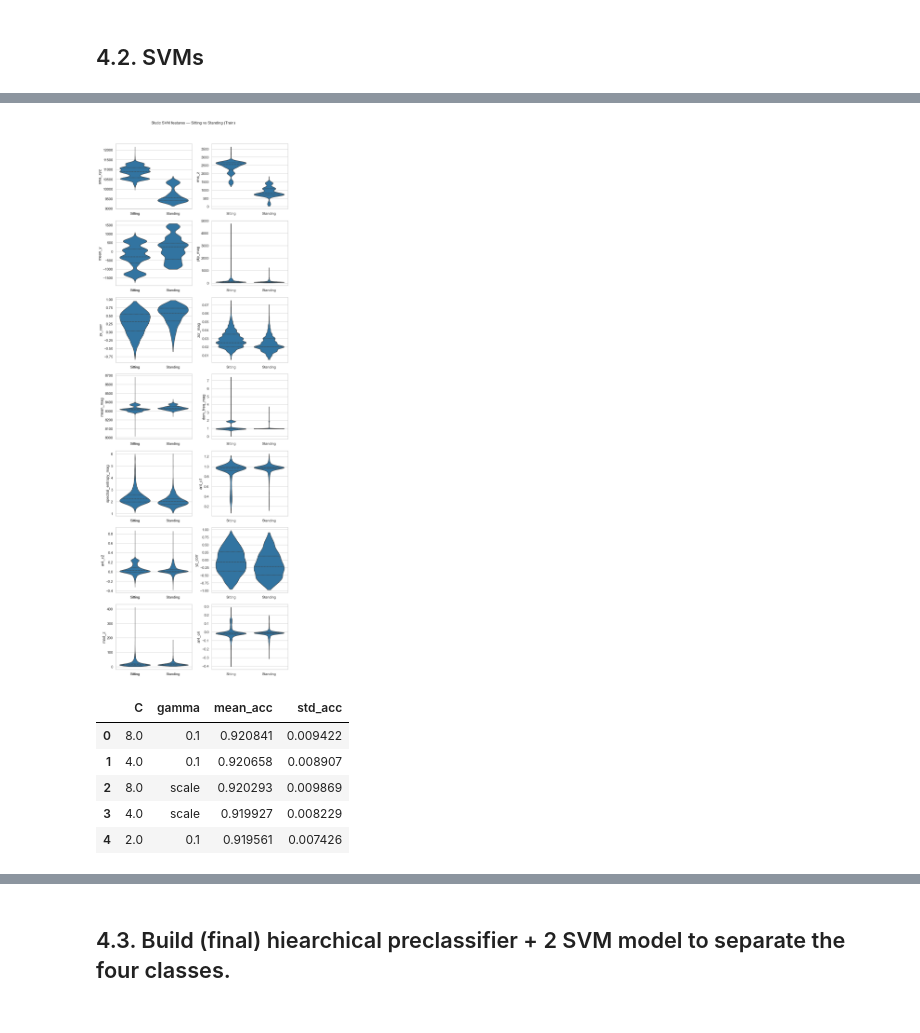
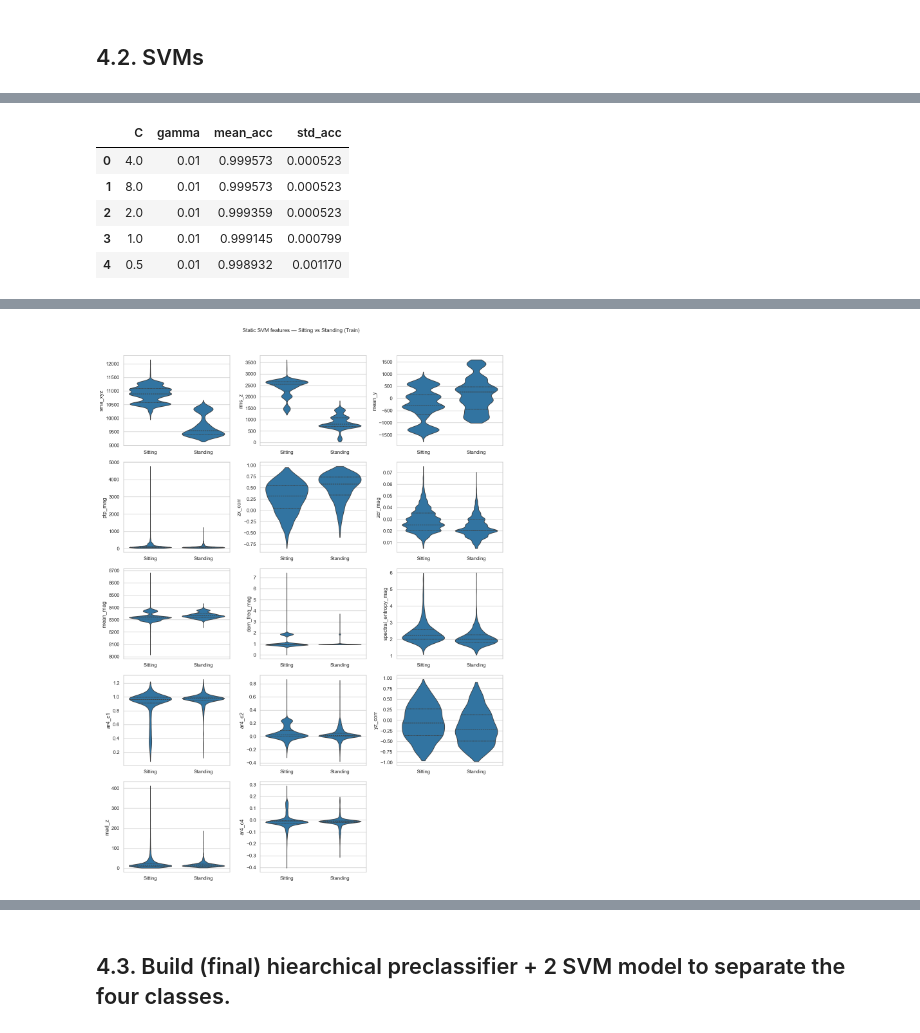
Before and after one commit to vxron/accelerometry-har, a Jupyter notebook: src/TrainSVM.ipynb, the cells around one changed output, grey strips where cells are left out. Saved outputs shown, nothing was run; the diff lists cells and outputs as text; code cells hidden in the pictures.

```diff
--- a/src/TrainSVM.ipynb
+++ b/src/TrainSVM.ipynb
@@ -2352,6 +2296,65 @@ def train_svm_rbf(
     pipe.fit(X_tr, y_tr)
     return pipe
 # %%
+# ================= INTENSITY / PRECLASSIFIER SVM: hyperparameter tuning =================
+
+# Alias the selected feature matrices for clarity
+X_tr_intensity = Xf_tr_sel
+X_val_intensity = Xf_val_sel
+X_te_intensity  = Xf_te_sel
+
+# Binary labels: 0 = static, 1 = dynamic
+# (assuming you already have these from your split)
+y_tr_intensity_bin  = y_int_tr
+y_val_intensity_bin = y_int_val
+y_te_intensity_bin  = y_int_te
+
+best_C_cv_intensity, best_gamma_cv_intensity, cv_table_intensity = tune_svm_hyperparams(
+    X_tr_intensity, y_tr_intensity_bin,
+    C_grid=(0.5, 1.0, 2.0, 4.0, 8.0),
+    gamma_grid=("scale", 0.01, 0.1, 1.0),
+    cv_folds=5,
+    random_state=SEED,
+)
+
+display(cv_table_intensity.head())
+
+top_k = 6
+candidates_intensity = cv_table_intensity.head(top_k)
+
+best_val_acc_intensity = -np.inf
+best_C_intensity = None
+best_gamma_intensity = None
+
+for _, row in candidates_intensity.iterrows():
+    C = row["C"]
+    gamma = row["gamma"]
+
+    model = train_svm_rbf(
+        X_tr_intensity,
+        y_tr_intensity_bin,
+        C=C,
+        gamma=gamma,
+        random_state=SEED,
+    )
+
+    y_val_pred = model.predict(X_val_intensity)
+    val_acc = accuracy_score(y_val_intensity_bin, y_val_pred)
+
+    print(f"[INTENSITY] (C={C}, gamma={gamma}) -> Val Acc = {val_acc:.4f}")
+
+    if val_acc > best_val_acc_intensity:
+        best_val_acc_intensity = val_acc
+        best_C_intensity = C
+        best_gamma_intensity = gamma
+
+print("\n[INTENSITY] Final hyperparameters based on VAL:")
+print(f"  C_final     = {best_C_intensity}")
+print(f"  gamma_final = {best_gamma_intensity}")
+print(f"  Val accuracy= {best_val_acc_intensity:.4f}")
+
+
+
 # ================= STATIC SVM: hyperparameter tuning =================
 
 best_C_cv_static, best_gamma_cv_static, cv_table_static = tune_svm_hyperparams(
@@ -2412,7 +2415,7 @@ plot_pair_features_grid(
     colnames=sel_static_names,   # names for the selected columns
     features=sel_static_names,   # plot all selected features
     kind="violin",
-    ncols=2,
+    ncols=3,
     suptitle="Static SVM features — Sitting vs Standing (Train)",
 )
 
@@ -2475,7 +2478,7 @@ plot_pair_features_grid(
     colnames=sel_dyn_names,
     features=sel_dyn_names,
     kind="violin",
-    ncols=2,
+    ncols=3,
     suptitle="Dynamic SVM features — Walking vs Turning (Train)",
 )
 # %% [output]
@@ -2499,0 +2502,6 @@ plot_pair_features_grid(
+|  | C | gamma | mean_acc | std_acc |
+| 0 | 4.0 | 0.01 | 0.999573 | 0.000523 |
+| 1 | 8.0 | 0.01 | 0.999573 | 0.000523 |
+| 2 | 2.0 | 0.01 | 0.999359 | 0.000523 |
+| 3 | 1.0 | 0.01 | 0.999145 | 0.000799 |
+| 4 | 0.5 | 0.01 | 0.998932 | 0.001170 |
@@ -2517,7 +2537 @@ The `scale` parameter has been renamed and will be removed in v0.15.0. Pass `den
-[figure, old version]
+[figure, new version]
-|  | C | gamma | mean_acc | std_acc |
-| 0 | 8.0 | 0.1 | 0.920841 | 0.009422 |
-| 1 | 4.0 | 0.1 | 0.920658 | 0.008907 |
-| 2 | 8.0 | scale | 0.920293 | 0.009869 |
-| 3 | 4.0 | scale | 0.919927 | 0.008229 |
-| 4 | 2.0 | 0.1 | 0.919561 | 0.007426 |
```
Also changed, not shown: parts of 7 cells of this notebook, 2 other files.
